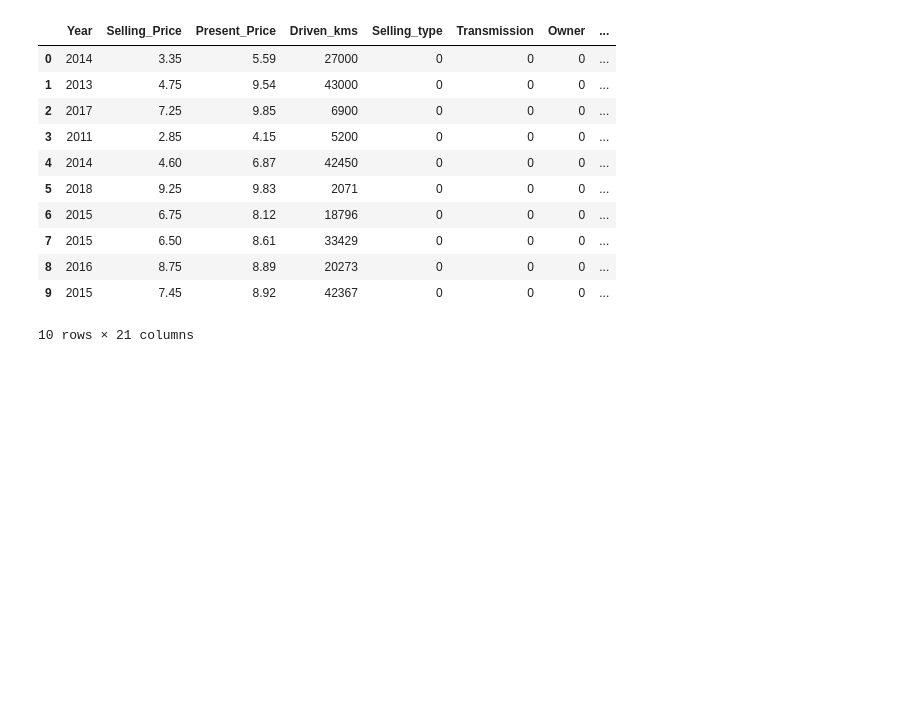
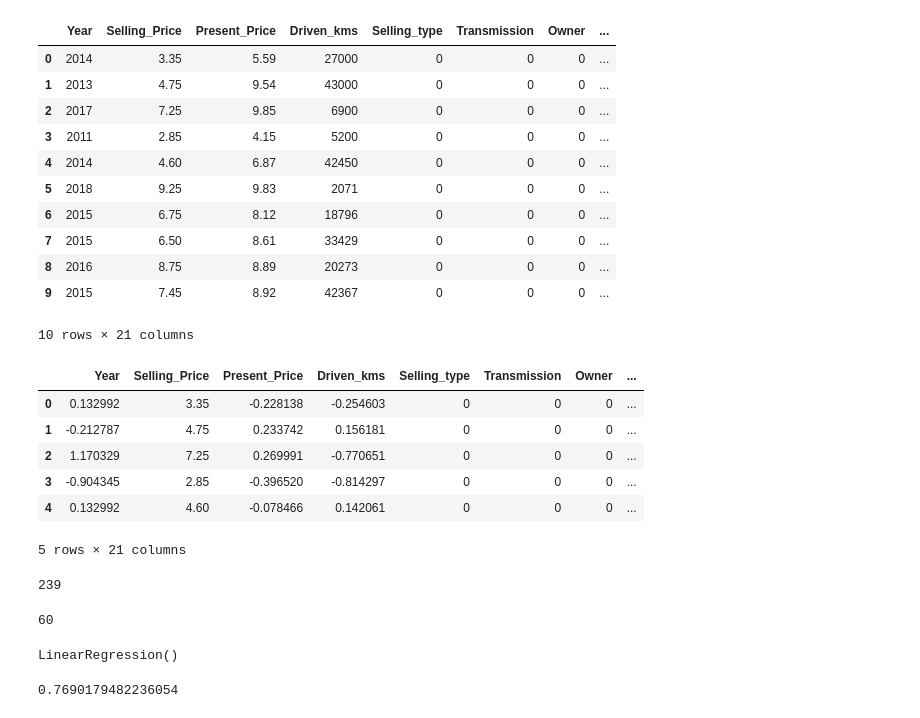
Before and after one commit to khushnood-ali-khan/CodeAlpha_Tasks, a Jupyter notebook: task_2/CarPrices.ipynb, the cells around one changed output. Saved outputs shown, nothing was run; the diff lists cells and outputs as text; code cells hidden in the pictures; blank space fills up the shorter version.

Commit message:
Trained

```diff
--- a/task_2/CarPrices.ipynb
+++ b/task_2/CarPrices.ipynb
@@ -240,3 +240,19 @@ df_encoded.head(10)
 | 8 | 2016 | 8.75 | 8.89 | 20273 | 0 | 0 | 0 | ... |
 | 9 | 2015 | 7.45 | 8.92 | 42367 | 0 | 0 | 0 | ... |
 10 rows × 21 columns
+# %%
+from sklearn.preprocessing import StandardScaler
+scalar = StandardScaler()
+cols = ['Year','Present_Price', 'Driven_kms']
+
+df_encoded[cols] = scalar.fit_transform(df_encoded[cols])
+# %%
+df_encoded.head()
+# %% [output]
+|  | Year | Selling_Price | Present_Price | Driven_kms | Selling_type | Transmission | Owner | ... |
+| 0 | 0.132992 | 3.35 | -0.228138 | -0.254603 | 0 | 0 | 0 | ... |
+| 1 | -0.212787 | 4.75 | 0.233742 | 0.156181 | 0 | 0 | 0 | ... |
+| 2 | 1.170329 | 7.25 | 0.269991 | -0.770651 | 0 | 0 | 0 | ... |
+| 3 | -0.904345 | 2.85 | -0.396520 | -0.814297 | 0 | 0 | 0 | ... |
+| 4 | 0.132992 | 4.60 | -0.078466 | 0.142061 | 0 | 0 | 0 | ... |
+5 rows × 21 columns
@@ -242,0 +266,22 @@ df_encoded.head(10)
+# %%
+len(X_train)
+len(y_train)
+# %% [output]
+239
+# %%
+len(X_test)
+len(y_test)
+# %% [output]
+60
+# %%
+from sklearn.linear_model import LinearRegression
+
+model = LinearRegression()
+
+model.fit(X_train, y_train)
+# %% [output]
+LinearRegression()
+# %%
+model.score(X_test, y_test)
+# %% [output]
+0.7690179482236054
```
Also changed, not shown: parts of 2 cells of this notebook.
